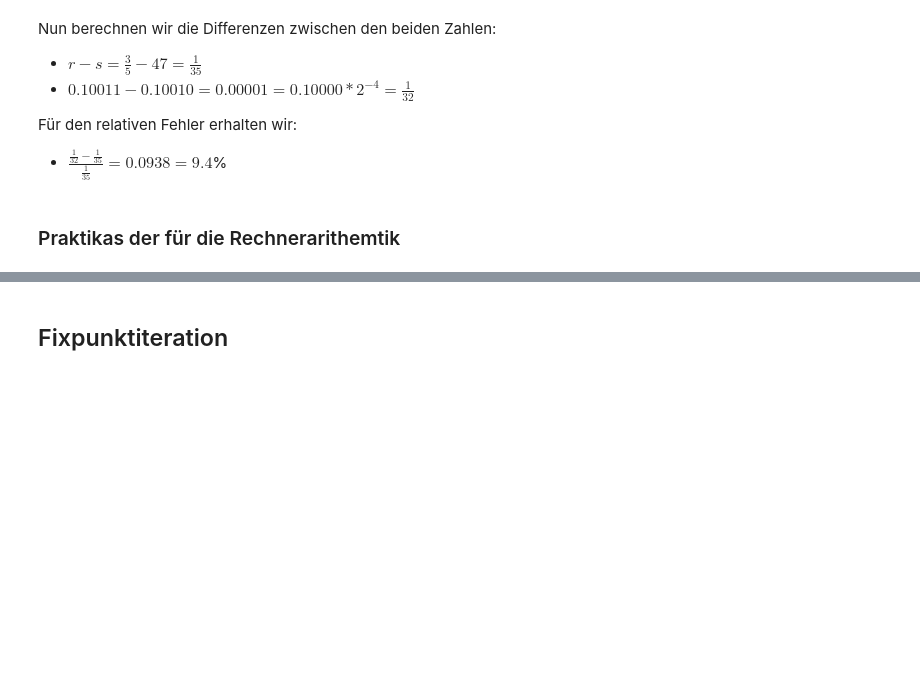
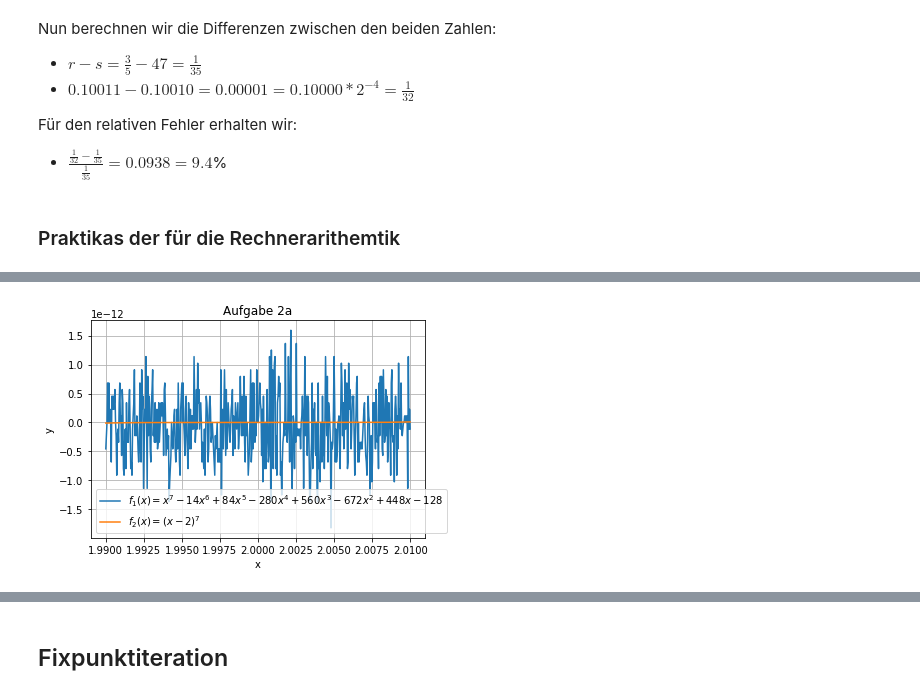
Before and after one commit to lucaArchidiacono/HM1, a Jupyter notebook: TestVorbereitung/testVorbereitung.ipynb, the cells around one changed output, grey strips where cells are left out. Drawn from its saved outputs; the diff is of its cells as text; code cells hidden in the pictures; blank space fills up the shorter version.

```diff
--- a/TestVorbereitung/testVorbereitung.ipynb
+++ b/TestVorbereitung/testVorbereitung.ipynb
@@ -173,0 +191,22 @@ Für den relativen Fehler erhalten wir:
+# %%
+import numpy as np
+import matplotlib.pyplot as plt
+import math as m
+
+x = np.linspace(1.99, 2.01, 501)
+y1 = (x**7 - 14*x**6 +84*x**5-280*x**4 + 560*x**3 - 672*x**2 + 448*x - 128)
+y2 = (x-2)**7
+
+plt.figure()
+plt.plot(x, y1)
+plt.plot(x, y2)
+plt.grid()
+plt.title('Aufgabe 2a')
+plt.legend(["$f_{1}(x) = x^{7}-14x^{6}+84x^{5}-280x^{4}+560x^{3}-672x^{2}+448x-128$",
+            "$f_{2}(x) = (x-2)^{7}$"])
+plt.xlabel('x')
+plt.ylabel('y')
+
+plt.show()
+# %% [output]
+[figure, added]
```
Also changed, not shown: parts of 19 cells of this notebook, 7 other files.
